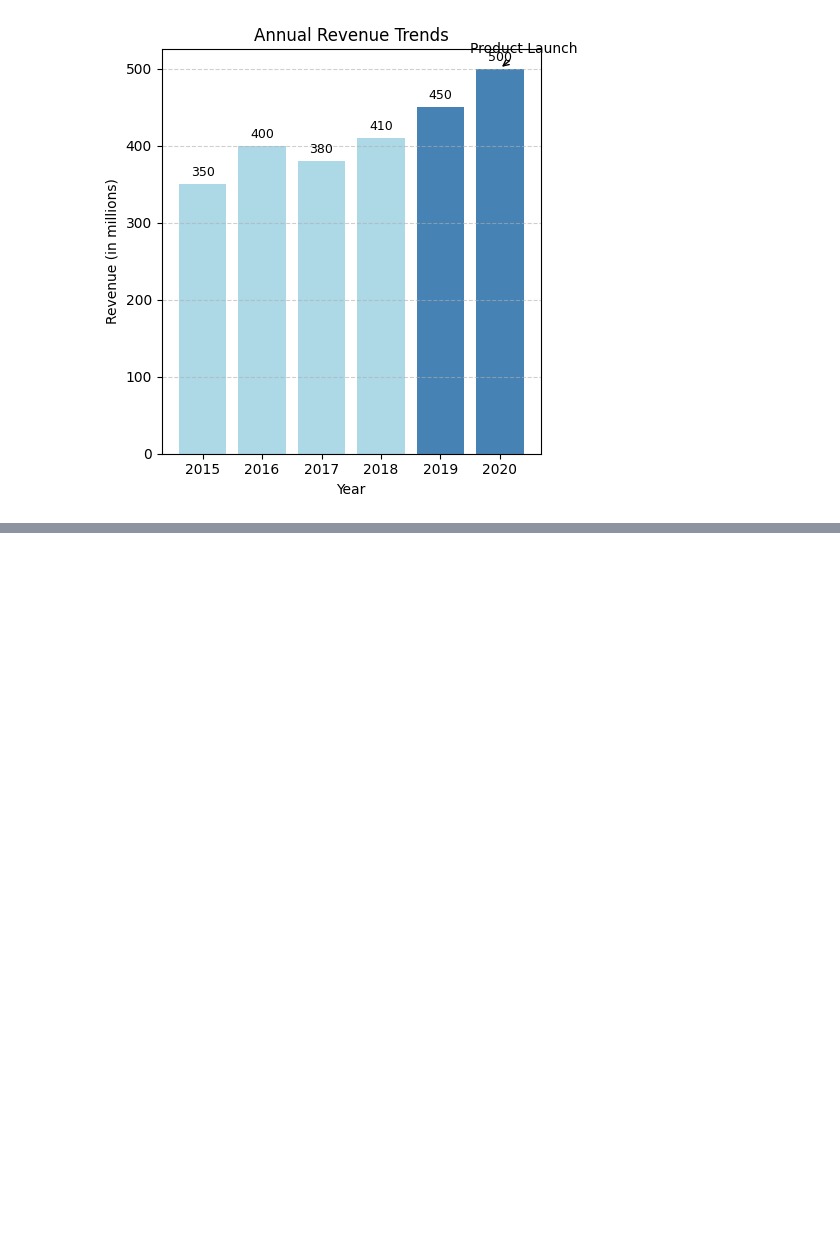
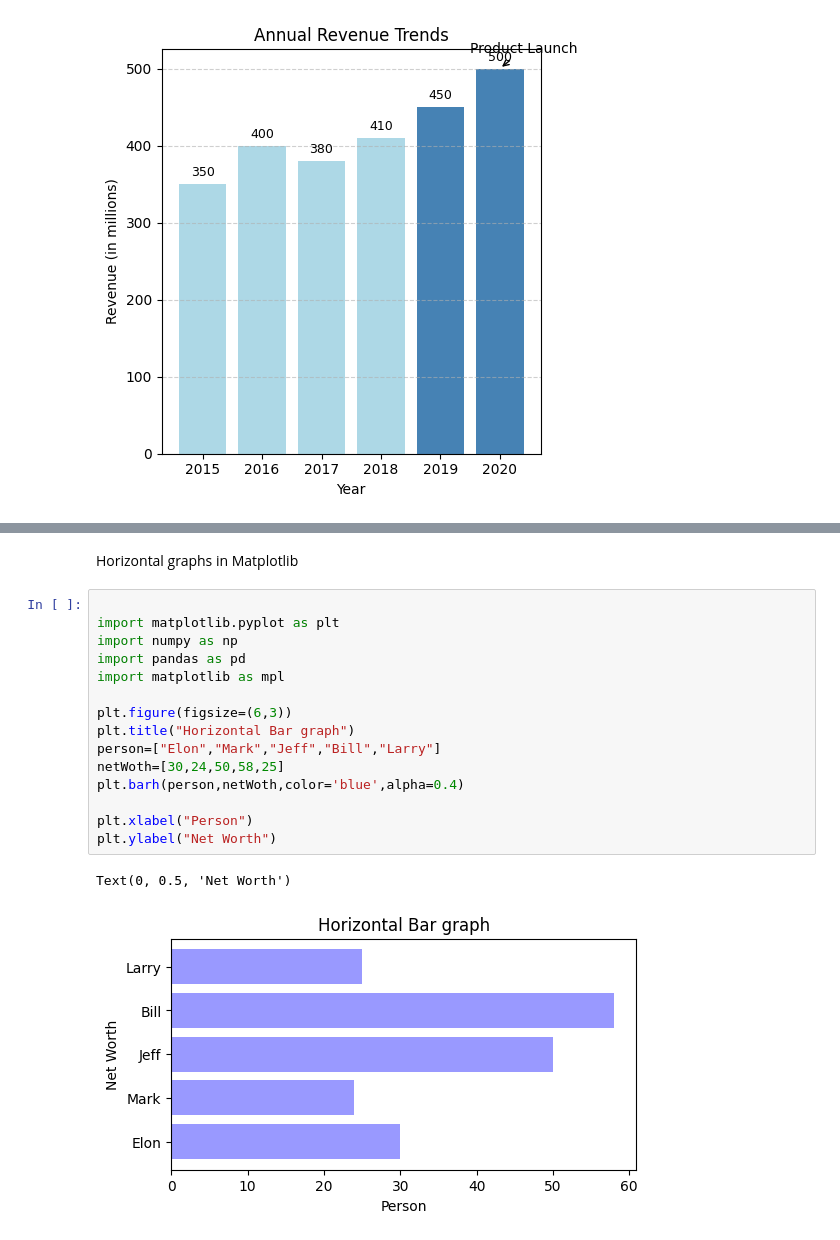
Before and after one commit to Aditya44234/AIwithPy, a Jupyter notebook: matplotlib.ipynb, the cells around one changed output, grey strips where cells are left out. Drawn from its saved outputs; the diff is of its cells as text; blank space fills up the shorter version.

Commit message:
Horizontal and Grouped bargraph

```diff
--- a/matplotlib.ipynb
+++ b/matplotlib.ipynb
@@ -110,0 +111,20 @@ Text(0, 0.5, 'Marks')
+# %% [markdown]
+Horizontal graphs in Matplotlib
+# %%
+
+import matplotlib.pyplot as plt
+import numpy as np
+import pandas as pd
+import matplotlib as mpl
+
+plt.figure(figsize=(6,3))
+plt.title("Horizontal Bar graph")
+person=["Elon","Mark","Jeff","Bill","Larry"]
+netWoth=[30,24,50,58,25]
+plt.barh(person,netWoth,color='blue',alpha=0.4)
+
+plt.xlabel("Person")
+plt.ylabel("Net Worth")
+# %% [output]
+Text(0, 0.5, 'Net Worth')
+[figure, added]
```
Also changed, not shown: parts of 4 cells of this notebook.
